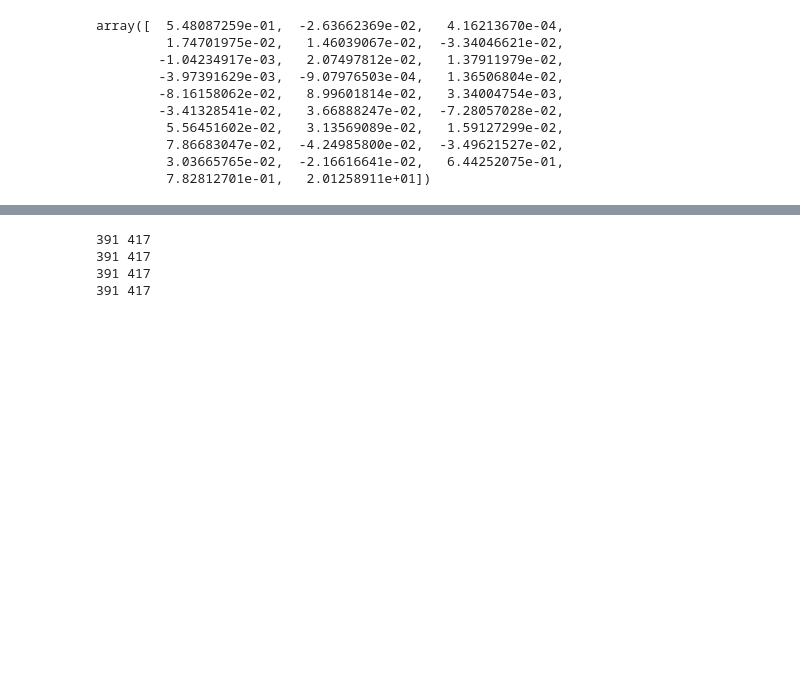
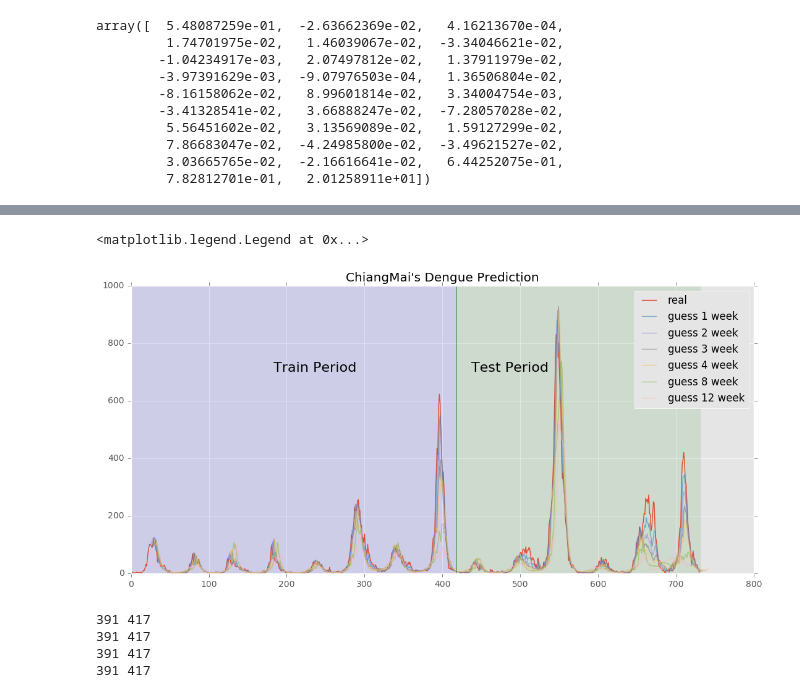
Before and after one commit to johnnycs/dengue-prediction, a Jupyter notebook: Seasonal Unbound Cases Prediction from Prediction.ipynb, the cells around one changed output, grey strips where cells are left out. Saved outputs shown, nothing was run; the diff lists cells and outputs as text; code cells hidden in the pictures; blank space fills up the shorter version.

```diff
--- a/Seasonal Unbound Cases Prediction from Prediction.ipynb
+++ b/Seasonal Unbound Cases Prediction from Prediction.ipynb
@@ -173,3 +190,22 @@ plot_prediction(26,cm_dengues_df.cases,cm_26.x,"ChiangMai")
+# %%
+plt.figure(figsize=(13,6))
+plt.plot(range(len(cm_dengues_df.cases)),cm_dengues_df.cases,label='real')
+plt.title("ChiangMai's Dengue Prediction")
+temp_weeks = [1,2,3,4,8,12]
+lg = 26
+for i in range(len(a)):
+    nweek = temp_weeks[i]
+    start_predict_week = lg+(nweek-1)
+    ys = a[i]
+    xs = range(start_predict_week,len(ys)+start_predict_week)
+    lbl = "guess %d week"%nweek
+    plt.plot(xs,ys,label=lbl,alpha=0.6)
+
+seperate_train_test(cm_dengues_df.cases,cm_dengues_train)
+plt.legend()
+# %% [output]
+<matplotlib.legend.Legend at 0x...>
+[figure, added]
 # %%
 plot_prediction(26,all_dengues_train,all_26.x,"Thailand")
 # %% [output]
```
Also changed, not shown: parts of 5 cells of this notebook.
